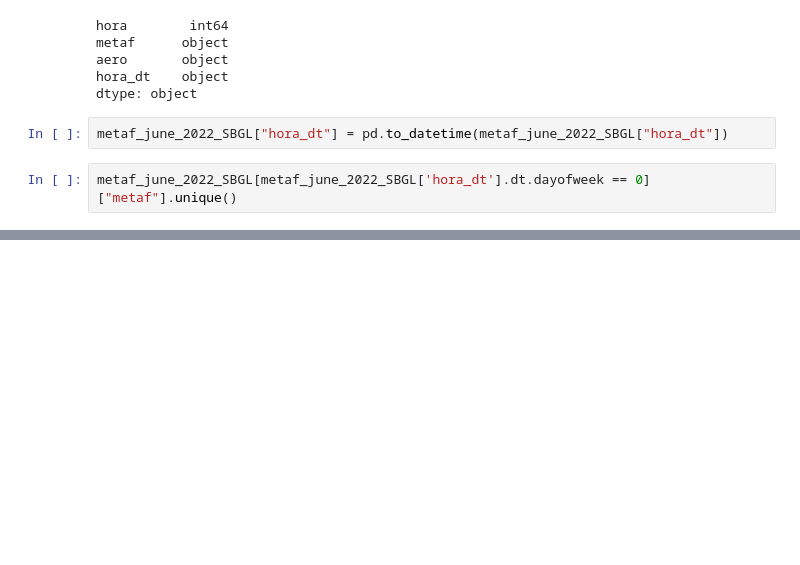
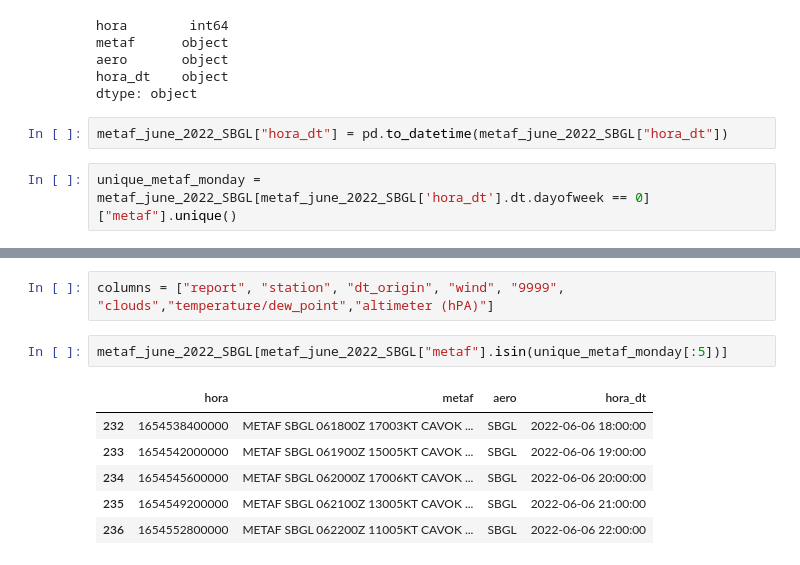
Before and after one commit to luizamfsantos/ELDT-Prediction-Model, a Jupyter notebook: src/preprocessamento_de_dados/exploracao_dados.ipynb, the cells around one changed output, grey strips where cells are left out. Saved outputs shown, nothing was run; the diff lists cells and outputs as text; blank space fills up the shorter version.

Commit message:
exploring metaf data

```diff
--- a/src/preprocessamento_de_dados/exploracao_dados.ipynb
+++ b/src/preprocessamento_de_dados/exploracao_dados.ipynb
@@ -236,4 +236,4 @@ dtype: object
 # %%
 metaf_june_2022_SBGL["hora_dt"] = pd.to_datetime(metaf_june_2022_SBGL["hora_dt"])
 # %%
-metaf_june_2022_SBGL[metaf_june_2022_SBGL['hora_dt'].dt.dayofweek == 0]["metaf"].unique()
+unique_metaf_monday = metaf_june_2022_SBGL[metaf_june_2022_SBGL['hora_dt'].dt.dayofweek == 0]["metaf"].unique()
@@ -257,0 +265,11 @@ array(['METAF SBGL 061800Z  17003KT CAVOK 24/16 Q1012=\n',
+# %%
+columns = ["report", "station", "dt_origin", "wind", "9999", "clouds","temperature/dew_point","altimeter (hPA)"]
+# %%
+metaf_june_2022_SBGL[metaf_june_2022_SBGL["metaf"].isin(unique_metaf_monday[:5])]
+# %% [output]
+|  | hora | metaf | aero | hora_dt |
+| 232 | 1654538400000 | METAF SBGL 061800Z 17003KT CAVOK ... | SBGL | 2022-06-06 18:00:00 |
+| 233 | 1654542000000 | METAF SBGL 061900Z 15005KT CAVOK ... | SBGL | 2022-06-06 19:00:00 |
+| 234 | 1654545600000 | METAF SBGL 062000Z 17006KT CAVOK ... | SBGL | 2022-06-06 20:00:00 |
+| 235 | 1654549200000 | METAF SBGL 062100Z 13005KT CAVOK ... | SBGL | 2022-06-06 21:00:00 |
+| 236 | 1654552800000 | METAF SBGL 062200Z 11005KT CAVOK ... | SBGL | 2022-06-06 22:00:00 |
```
Also changed, not shown: parts of 3 cells of this notebook.
